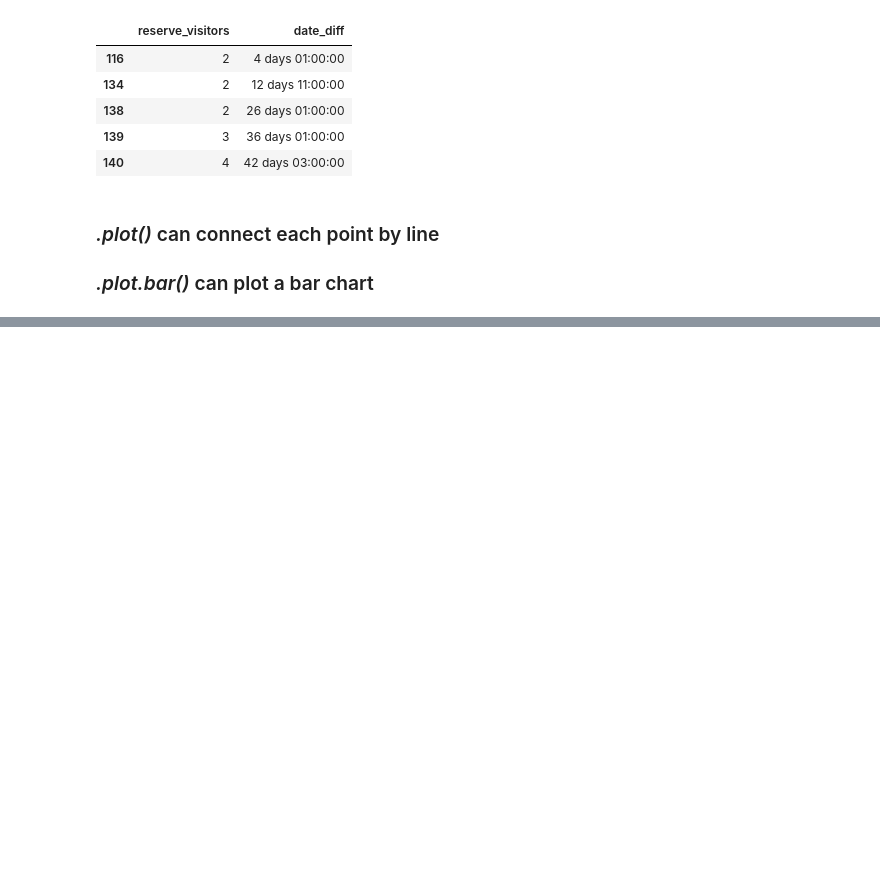
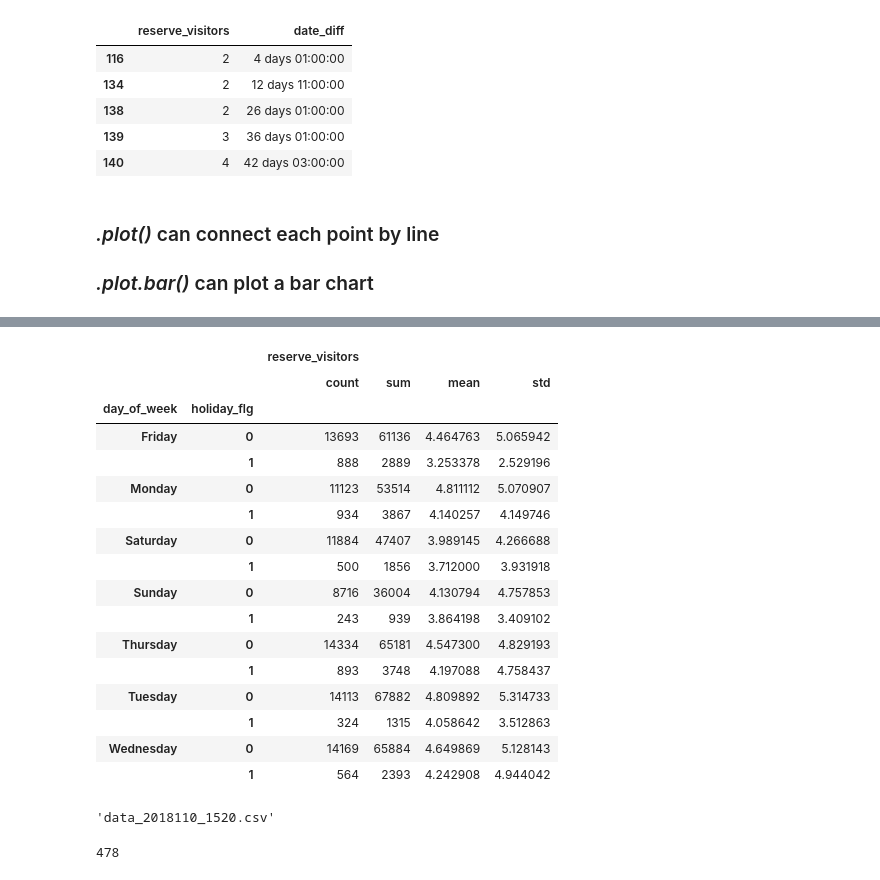
Before and after one commit to kit012/restaurant_prediction, a Jupyter notebook: REVISED Recruit Restaurant Visitor Forecasting.ipynb, the cells around one changed output, grey strips where cells are left out. Cells and saved outputs as stored; diff of their text form; code cells hidden in the pictures; blank space fills up the shorter version.

```diff
--- a/REVISED Recruit Restaurant Visitor Forecasting.ipynb
+++ b/REVISED Recruit Restaurant Visitor Forecasting.ipynb
@@ -143,0 +209,37 @@ mon_xholiday3.loc[:,'reserve_visitors'].plot.bar()
+# %%
+comb_df_with_area.loc[:, ['day_of_week', 'holiday_flg','reserve_visitors']] \
+                 .groupby(['day_of_week', 'holiday_flg']) \
+                 .agg(['count',np.sum, np.mean, np.std])
+# %% [output]
+|  |  | reserve_visitors |  |  |  |
+|  |  | count | sum | mean | std |
+| day_of_week | holiday_flg |  |  |  |  |
+| Friday | 0 | 13693 | 61136 | 4.464763 | 5.065942 |
+|  | 1 | 888 | 2889 | 3.253378 | 2.529196 |
+| Monday | 0 | 11123 | 53514 | 4.811112 | 5.070907 |
+|  | 1 | 934 | 3867 | 4.140257 | 4.149746 |
+| Saturday | 0 | 11884 | 47407 | 3.989145 | 4.266688 |
+|  | 1 | 500 | 1856 | 3.712000 | 3.931918 |
+| Sunday | 0 | 8716 | 36004 | 4.130794 | 4.757853 |
+|  | 1 | 243 | 939 | 3.864198 | 3.409102 |
+| Thursday | 0 | 14334 | 65181 | 4.547300 | 4.829193 |
+|  | 1 | 893 | 3748 | 4.197088 | 4.758437 |
+| Tuesday | 0 | 14113 | 67882 | 4.809892 | 5.314733 |
+|  | 1 | 324 | 1315 | 4.058642 | 3.512863 |
+| Wednesday | 0 | 14169 | 65884 | 4.649869 | 5.128143 |
+|  | 1 | 564 | 2393 | 4.242908 | 4.944042 |
+# %%
+# file_name = 'mon_xholiday_291220171510.csv'
+
+timenow = datetime.now()
+data_name = 'data'
+file_name = data_name + '_' + str(timenow.year) + str(timenow.month) + str(timenow.day) + '_' + str(timenow.hour) + \
+            str(timenow.minute) + '.csv'
+file_name
+# mon_xholiday3.loc[:,'reserve_visitors'].to_csv(file_name, sep=',')
+# %% [output]
+'data_2018110_1520.csv'
+# %%
+data_air_visit_data['visit_date'].drop_duplicates().count()
+# %% [output]
+478
```
Also changed, not shown: parts of 7 cells of this notebook.
